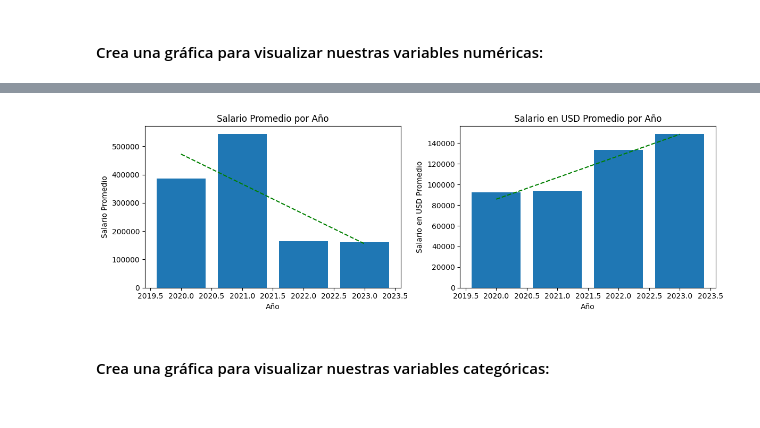
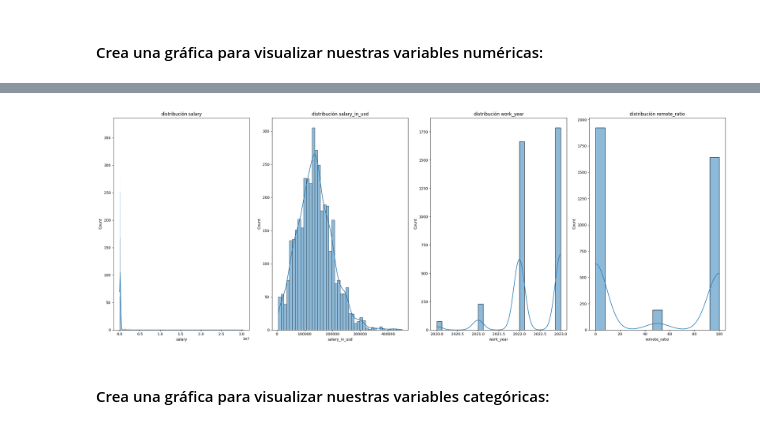
Before and after one commit to DanielaRosero/DataScienceSalary, a Jupyter notebook: notebook.ipynb, the cells around one changed output, grey strips where cells are left out. Drawn from its saved outputs; the diff is of its cells as text; code cells hidden in the pictures.

```diff
--- a/notebook.ipynb
+++ b/notebook.ipynb
@@ -191,28 +171,14 @@ plt.xlabel("Año");
-# %%
-sal_med = df.groupby('work_year')['salary'].mean()
-sal_med_usd = df.groupby('work_year')['salary_in_usd'].mean()
-fig, axes =  plt.subplots(1, 2, figsize=(12, 4))
-
-axes[0].bar(sal_med.index, sal_med)
-axes[0].set_title('Salario Promedio por Año')
-axes[0].set_xlabel('Año')
-axes[0].set_ylabel('Salario Promedio')
-z = np.polyfit(sal_med.index, sal_med, 1)
-p = np.poly1d(z)
-axes[0].plot(sal_med.index, p(sal_med.index), "g--")
-
-# Gráfico de barras para el salario en USD promedio
-axes[1].bar(sal_med_usd.index, sal_med_usd)
-axes[1].set_title('Salario en USD Promedio por Año')
-axes[1].set_xlabel('Año')
-axes[1].set_ylabel('Salario en USD Promedio')
-z = np.polyfit(sal_med_usd.index, sal_med_usd, 1)
-p = np.poly1d(z)
-axes[1].plot(sal_med_usd.index, p(sal_med_usd.index), "g--")
-
-plt.tight_layout()
-plt.show()
-# %% [output]
-[figure, removed]
+# %%
+fig, axes = plt.subplots(nrows=1, ncols=4, figsize=(24,9))
+cols = ['salary', 'salary_in_usd', 'work_year', 'remote_ratio']
+
+for i, col in enumerate(cols):
+    sns.histplot(data=df, x=col, kde=True, ax=axes[i])
+    axes[i].set_title(f"distribución {col}")
+
+plt.tight_layout()
+plt.show()
+# %% [output]
+[figure, added]
 # %% [markdown]
 #### Crea una gráfica para visualizar nuestras variables categóricas:
```
Also changed, not shown: parts of 31 cells of this notebook.
